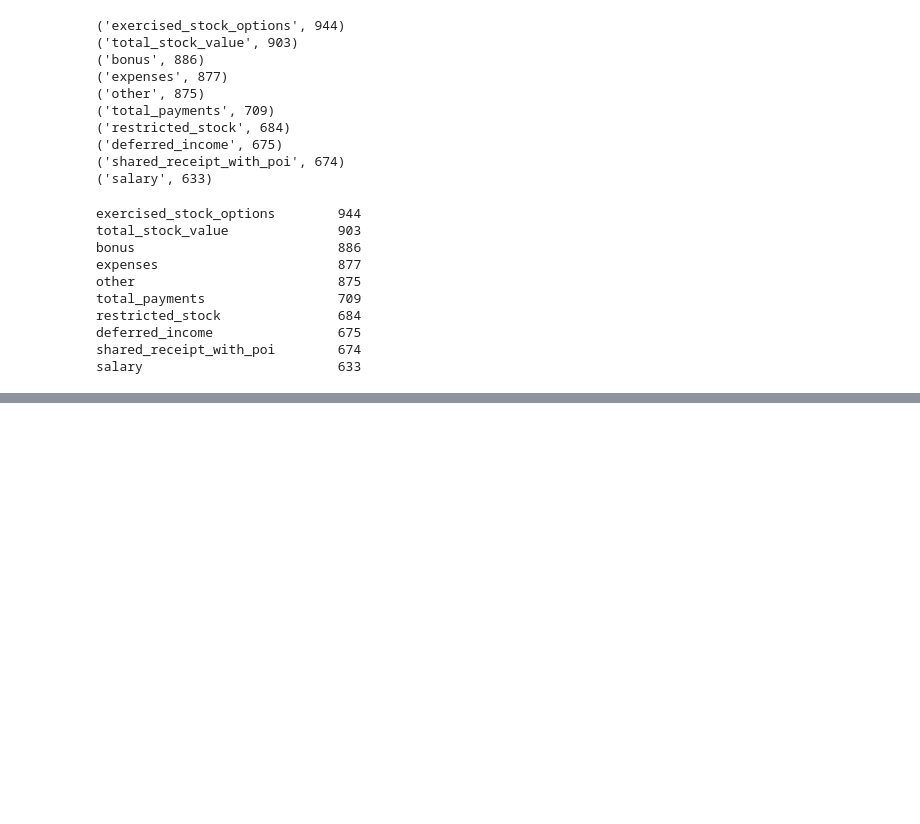
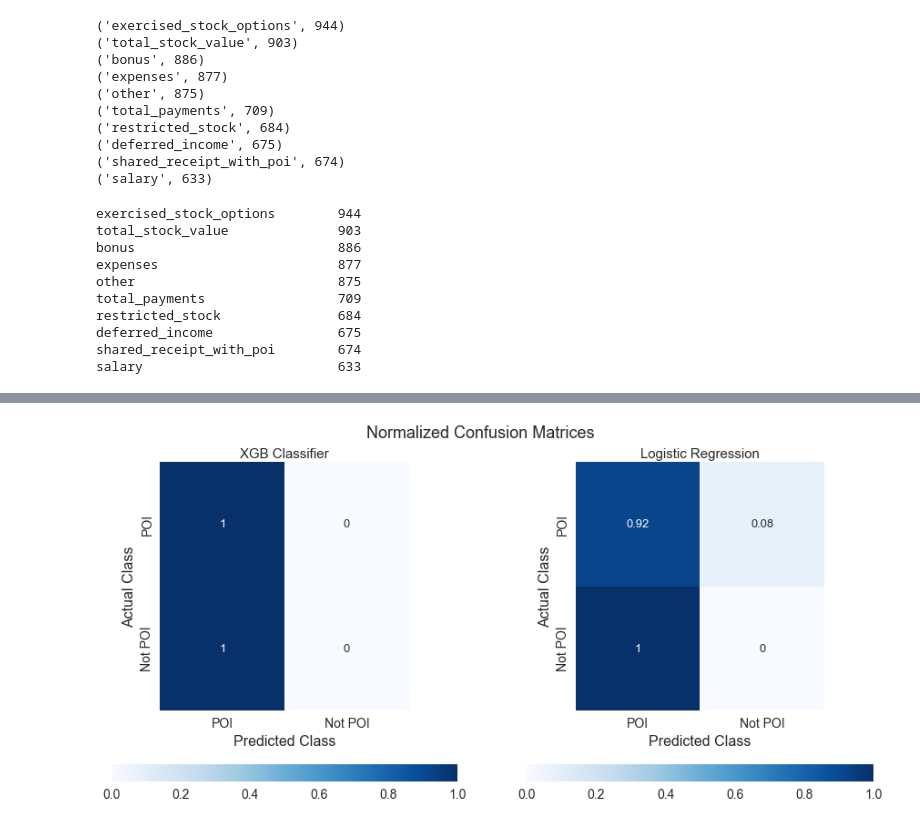
Before and after one commit to omoju/identifyFraudFromEnronEmail, a Jupyter notebook: clustering.ipynb, the cells around one changed output, grey strips where cells are left out. Cells and saved outputs as stored; diff of their text form; code cells hidden in the pictures; blank space fills up the shorter version.

```diff
--- a/clustering.ipynb
+++ b/clustering.ipynb
@@ -246,0 +302,17 @@ _ = ax.set(frame_on = False, ylim = (0, len(clf_xgb.booster().get_fscore())), xt
+# %%
+
+f, ax = plt.subplots(1, 2, figsize = (15, 7))
+f.suptitle("Normalized Confusion Matrices", fontsize = 18.)
+def make_cm(p, t, axis):
+    cm = confusion_matrix(Y_test, np.argmax(p, axis = 1))
+    cm = cm.astype('float') / cm.sum(axis = 1)[:, np.newaxis]
+    _ = sns.heatmap(cm, square = True, xticklabels = ["POI", "Not POI"], annot = True,
+                    annot_kws = {"fontsize": 13}, yticklabels = ["POI", "Not POI"],
+                    cbar = True, cbar_kws = {"orientation": "horizontal"}, ax = ax[axis], cmap = "Blues").set(
+        xlabel = "Predicted Class", ylabel = "Actual Class", title = t)
+
+
+make_cm(preds_xgb, "XGB Classifier", 0)
+make_cm(preds_lr, "Logistic Regression", 1)
+# %% [output]
+[figure, added]
```
Also changed, not shown: parts of 11 cells of this notebook, 1 other file.
